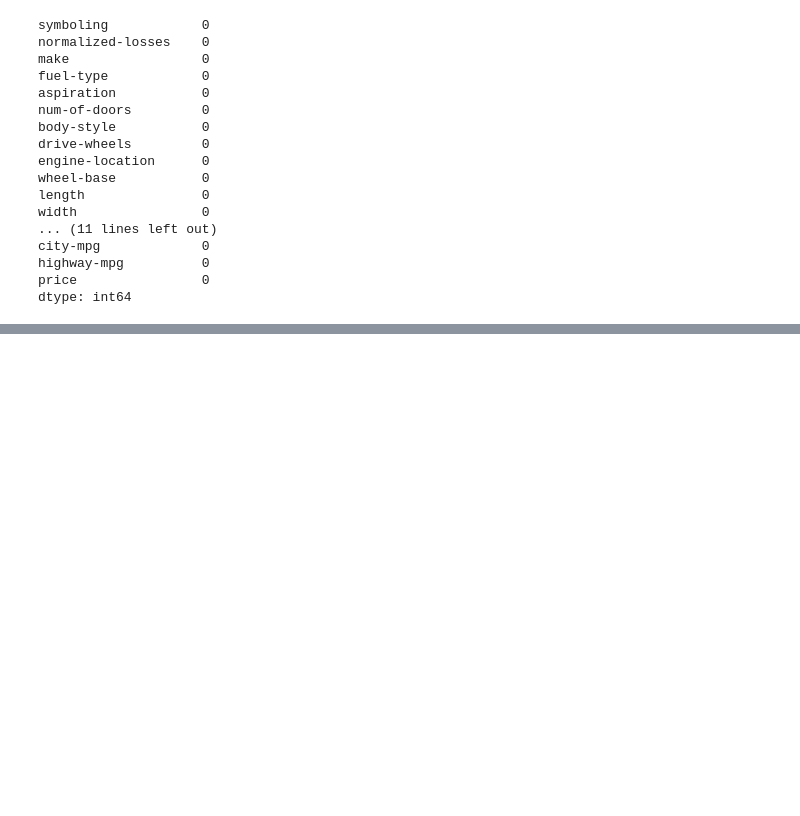
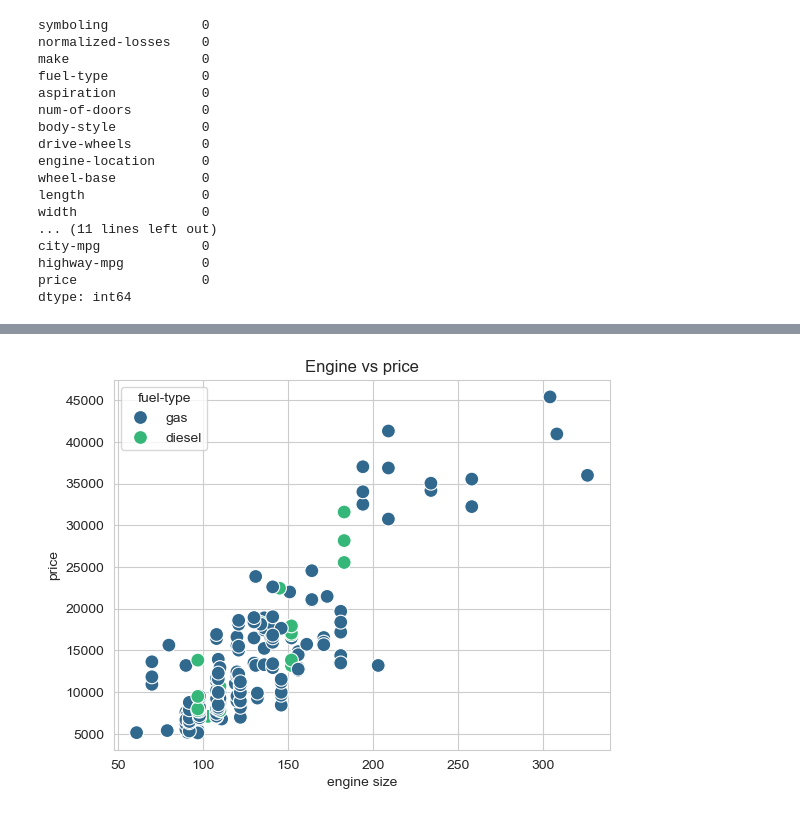
Before and after one commit to vipinyadav23542-ai/automobile_casestudy-vip26, a Jupyter notebook: Automobile.ipynb, the cells around one changed output, grey strips where cells are left out. Cells and saved outputs as stored; diff of their text form; code cells hidden in the pictures; blank space fills up the shorter version.

```diff
--- a/Automobile.ipynb
+++ b/Automobile.ipynb
@@ -199,0 +215,11 @@ plt.show()
+# %%
+####enginesize vs price
+
+sns.scatterplot(data=df,x="engine-size",y="price",hue="fuel-type",palette="viridis",s=100)
+plt.title("Engine vs price")
+plt.xlabel("engine size")
+plt.ylabel("price")
+plt.legend(title="fuel-type")
+plt.show()
+# %% [output]
+[figure, added]
```
Also changed, not shown: parts of 11 cells of this notebook.
